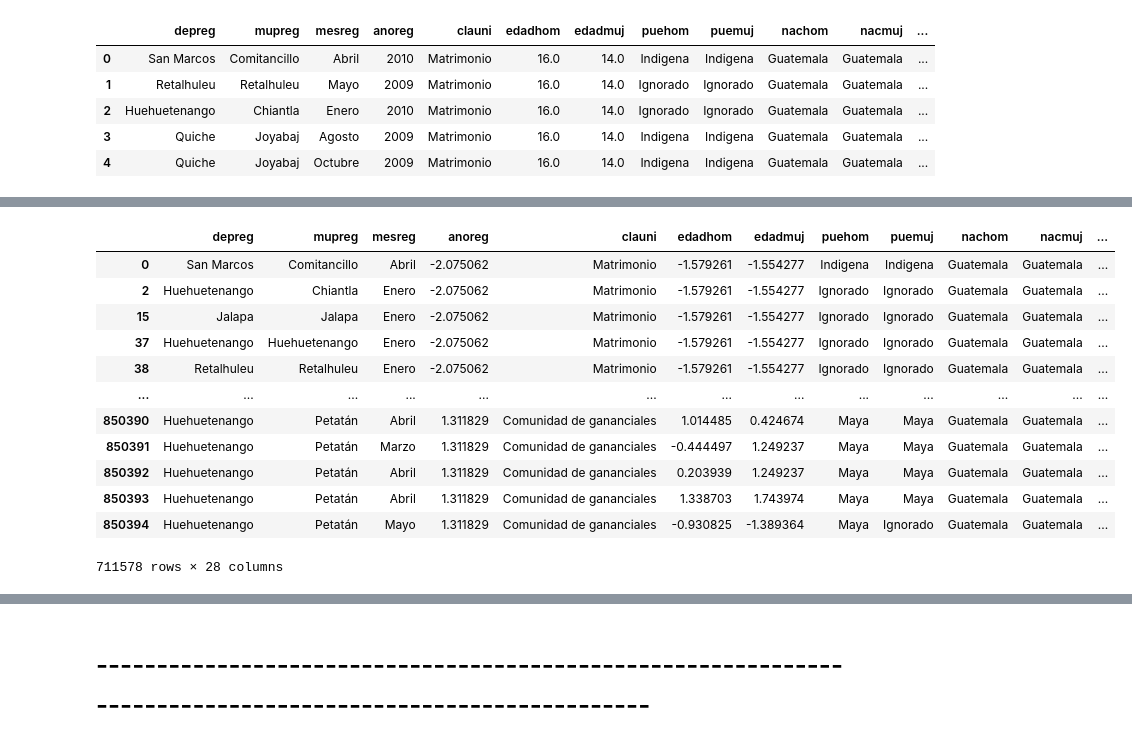
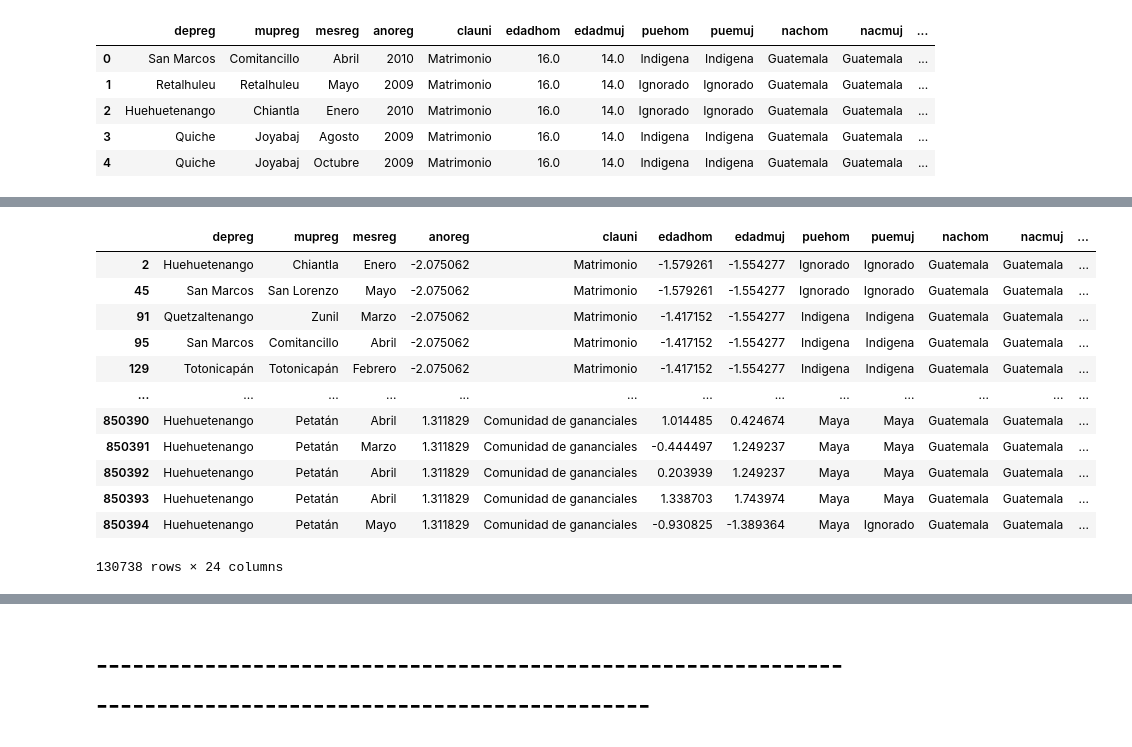
Before and after one commit to Mar19845/Proyecto_Mineria, a Jupyter notebook: Proyecto_Kmodes.ipynb, the cells around one changed output, grey strips where cells are left out. Cells and saved outputs as stored; diff of their text form; code cells hidden in the pictures.

```diff
--- a/Proyecto_Kmodes.ipynb
+++ b/Proyecto_Kmodes.ipynb
@@ -123,16 +123,18 @@ matrimonios
 # %%
-matrimonios.fillna(0)
+matrimonios = matrimonios.dropna(subset=['nunuho', 'nunumu'])
+matrimonios = matrimonios.fillna("0")
+matrimonios
 # %% [output]
 |  | depreg | mupreg | mesreg | anoreg | clauni | edadhom | edadmuj | puehom | puemuj | nachom | nacmuj | ... |
-| 0 | San Marcos | Comitancillo | Abril | -2.075062 | Matrimonio | -1.579261 | -1.554277 | Indigena | Indigena | Guatemala | Guatemala | ... |
 | 2 | Huehuetenango | Chiantla | Enero | -2.075062 | Matrimonio | -1.579261 | -1.554277 | Ignorado | Ignorado | Guatemala | Guatemala | ... |
-| 15 | Jalapa | Jalapa | Enero | -2.075062 | Matrimonio | -1.579261 | -1.554277 | Ignorado | Ignorado | Guatemala | Guatemala | ... |
-| 37 | Huehuetenango | Huehuetenango | Enero | -2.075062 | Matrimonio | -1.579261 | -1.554277 | Ignorado | Ignorado | Guatemala | Guatemala | ... |
-| 38 | Retalhuleu | Retalhuleu | Enero | -2.075062 | Matrimonio | -1.579261 | -1.554277 | Ignorado | Ignorado | Guatemala | Guatemala | ... |
+| 45 | San Marcos | San Lorenzo | Mayo | -2.075062 | Matrimonio | -1.579261 | -1.554277 | Ignorado | Ignorado | Guatemala | Guatemala | ... |
+| 91 | Quetzaltenango | Zunil | Marzo | -2.075062 | Matrimonio | -1.417152 | -1.554277 | Indigena | Indigena | Guatemala | Guatemala | ... |
+| 95 | San Marcos | Comitancillo | Abril | -2.075062 | Matrimonio | -1.417152 | -1.554277 | Indigena | Indigena | Guatemala | Guatemala | ... |
+| 129 | Totonicapán | Totonicapán | Febrero | -2.075062 | Matrimonio | -1.417152 | -1.554277 | Indigena | Indigena | Guatemala | Guatemala | ... |
 | ... | ... | ... | ... | ... | ... | ... | ... | ... | ... | ... | ... | ... |
 | 850390 | Huehuetenango | Petatán | Abril | 1.311829 | Comunidad de gananciales | 1.014485 | 0.424674 | Maya | Maya | Guatemala | Guatemala | ... |
 | 850391 | Huehuetenango | Petatán | Marzo | 1.311829 | Comunidad de gananciales | -0.444497 | 1.249237 | Maya | Maya | Guatemala | Guatemala | ... |
 | 850392 | Huehuetenango | Petatán | Abril | 1.311829 | Comunidad de gananciales | 0.203939 | 1.249237 | Maya | Maya | Guatemala | Guatemala | ... |
 | 850393 | Huehuetenango | Petatán | Abril | 1.311829 | Comunidad de gananciales | 1.338703 | 1.743974 | Maya | Maya | Guatemala | Guatemala | ... |
 | 850394 | Huehuetenango | Petatán | Mayo | 1.311829 | Comunidad de gananciales | -0.930825 | -1.389364 | Maya | Ignorado | Guatemala | Guatemala | ... |
-711578 rows × 28 columns
+130738 rows × 24 columns
```
Also changed, not shown: parts of 4 cells of this notebook.
